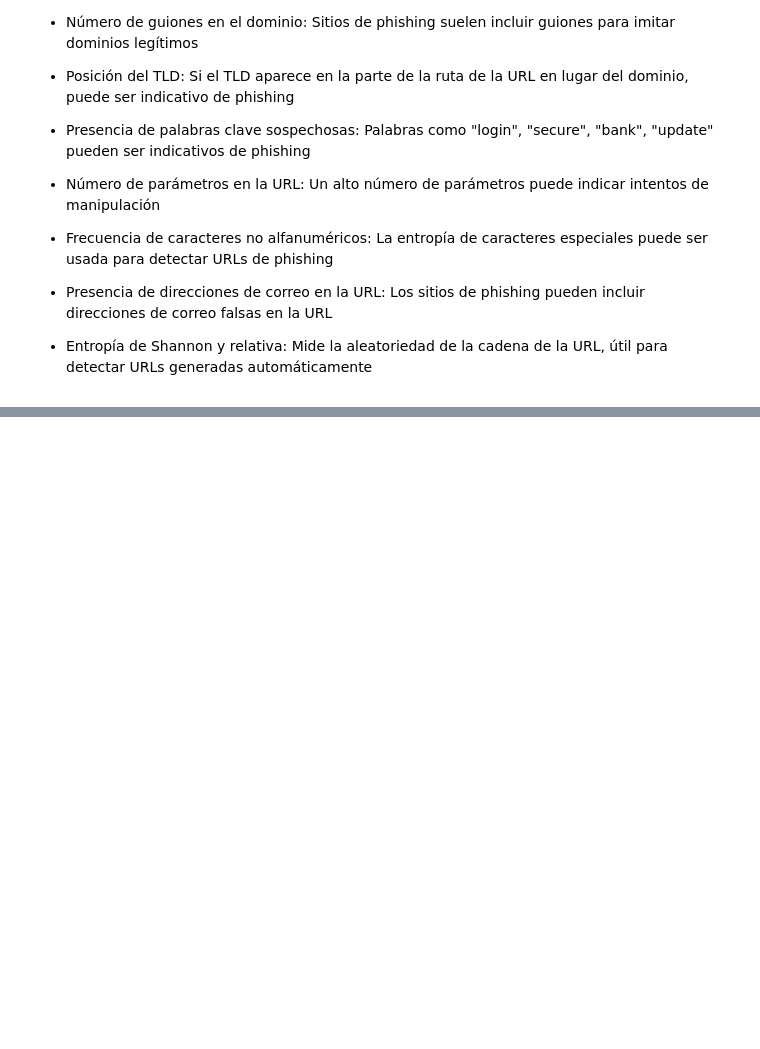
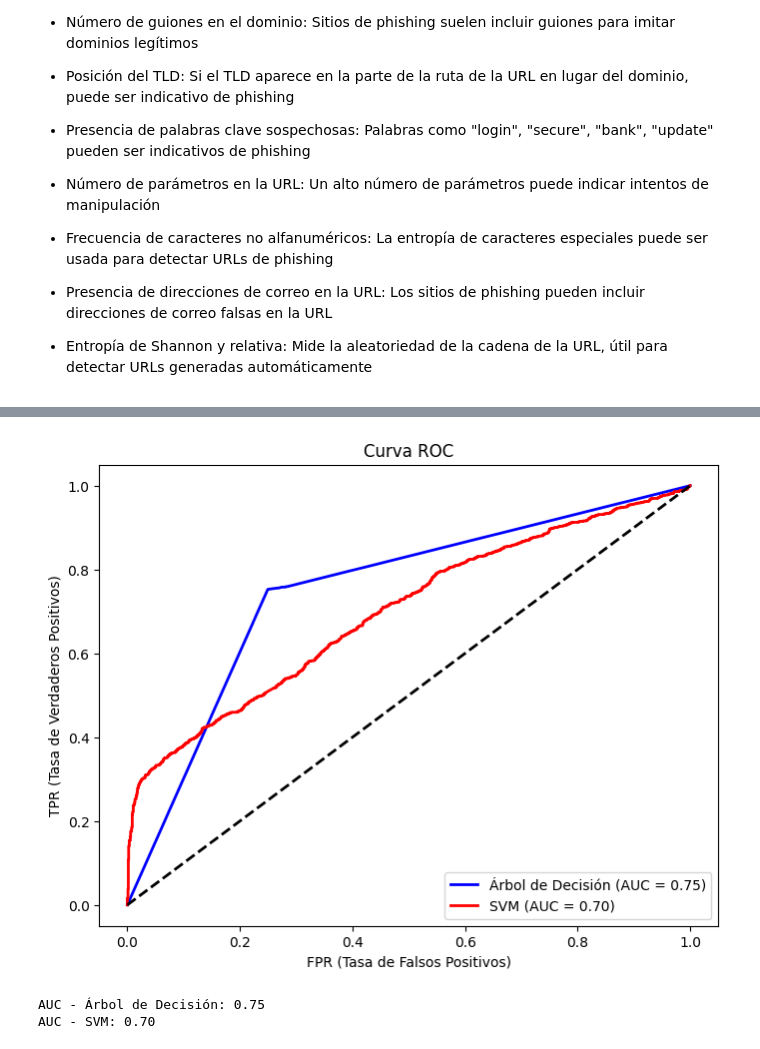
Before and after one commit to ManuelR11/Laboratorio1_Phishing_detection, a Jupyter notebook: Phishing_Detection.ipynb, the cells around one changed output, grey strips where cells are left out. Drawn from its saved outputs; the diff is of its cells as text; code cells hidden in the pictures; blank space fills up the shorter version.

```diff
--- a/Phishing_Detection.ipynb
+++ b/Phishing_Detection.ipynb
@@ -200,0 +316,24 @@ plt.show()
+# %%
+fpr_dt, tpr_dt, _ = roc_curve(y_test, dt_model.predict_proba(X_test)[:, 1])
+roc_auc_dt = auc(fpr_dt, tpr_dt)
+
+fpr_svm, tpr_svm, _ = roc_curve(y_test, svm_model.predict_proba(X_test)[:, 1])
+roc_auc_svm = auc(fpr_svm, tpr_svm)
+# %%
+plt.figure(figsize=(8, 6))
+plt.plot(fpr_dt, tpr_dt, color='blue', lw=2, label=f'Árbol de Decisión (AUC = {roc_auc_dt:.2f})')
+plt.plot(fpr_svm, tpr_svm, color='red', lw=2, label=f'SVM (AUC = {roc_auc_svm:.2f})')
+plt.plot([0, 1], [0, 1], color='black', lw=2, linestyle='--')
+plt.xlabel('FPR (Tasa de Falsos Positivos)')
+plt.ylabel('TPR (Tasa de Verdaderos Positivos)')
+plt.title('Curva ROC')
+plt.legend(loc="lower right")
+plt.show()
+# %% [output]
+[figure, added]
+# %%
+print(f"AUC - Árbol de Decisión: {roc_auc_dt:.2f}")
+print(f"AUC - SVM: {roc_auc_svm:.2f}")
+# %% [output]
+AUC - Árbol de Decisión: 0.75
+AUC - SVM: 0.70
```
Also changed, not shown: parts of 17 cells of this notebook, 5 other files.
